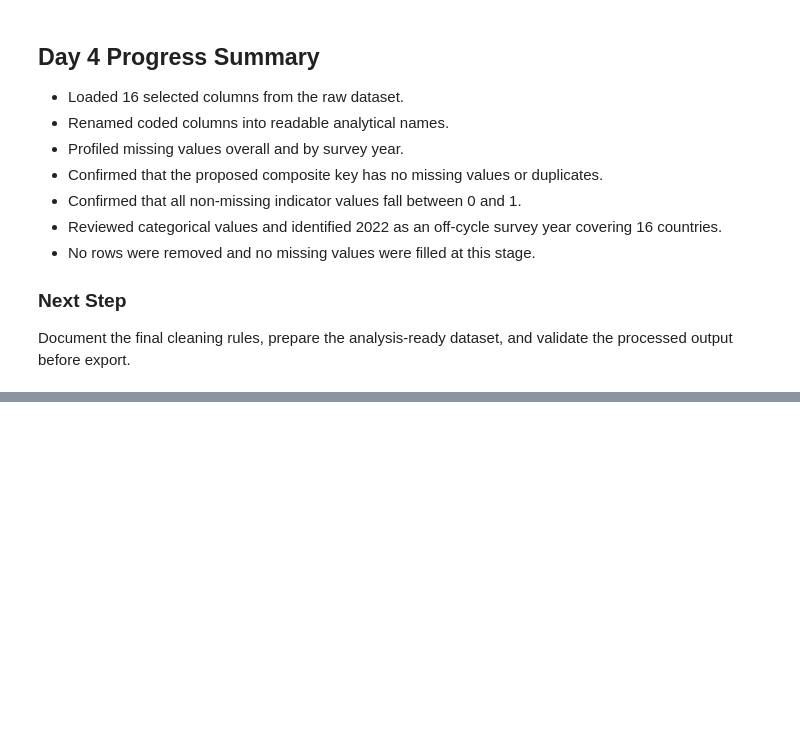
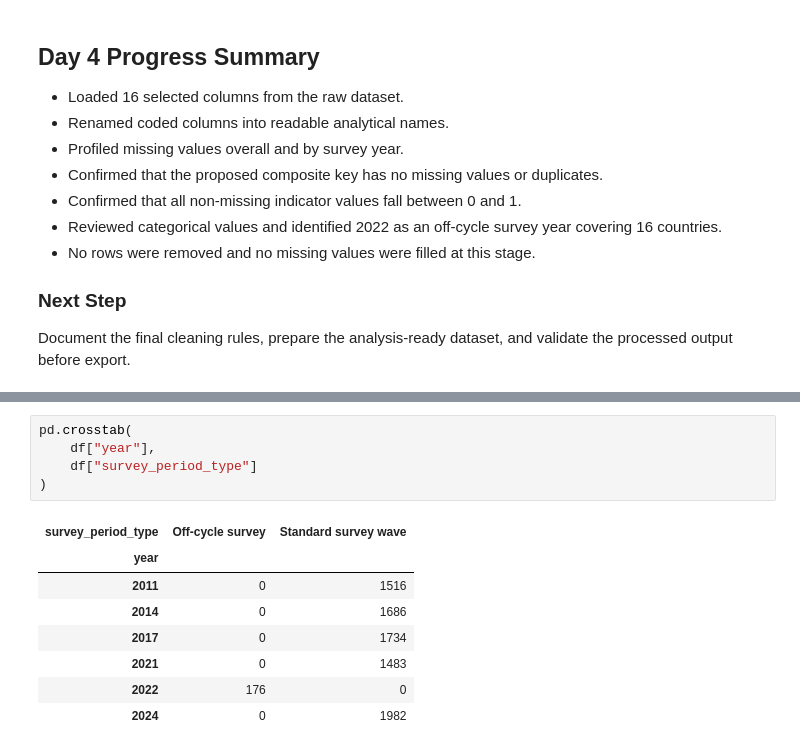
Before and after one commit to brishavrajbahak/financial-inclusion-gap-analysis, a Jupyter notebook: notebooks/02_data_cleaning.ipynb, the cells around one changed output, grey strips where cells are left out. Drawn from its saved outputs; the diff is of its cells as text; blank space fills up the shorter version.

```diff
--- a/notebooks/02_data_cleaning.ipynb
+++ b/notebooks/02_data_cleaning.ipynb
@@ -360,0 +435,14 @@ Document the final cleaning rules, prepare the analysis-ready dataset, and valid
+# %%
+pd.crosstab(
+    df["year"],
+    df["survey_period_type"]
+)
+# %% [output]
+| survey_period_type | Off-cycle survey | Standard survey wave |
+| year |  |  |
+| 2011 | 0 | 1516 |
+| 2014 | 0 | 1686 |
+| 2017 | 0 | 1734 |
+| 2021 | 0 | 1483 |
+| 2022 | 176 | 0 |
+| 2024 | 0 | 1982 |
```
Also changed, not shown: parts of 20 cells of this notebook, 2 other files.
